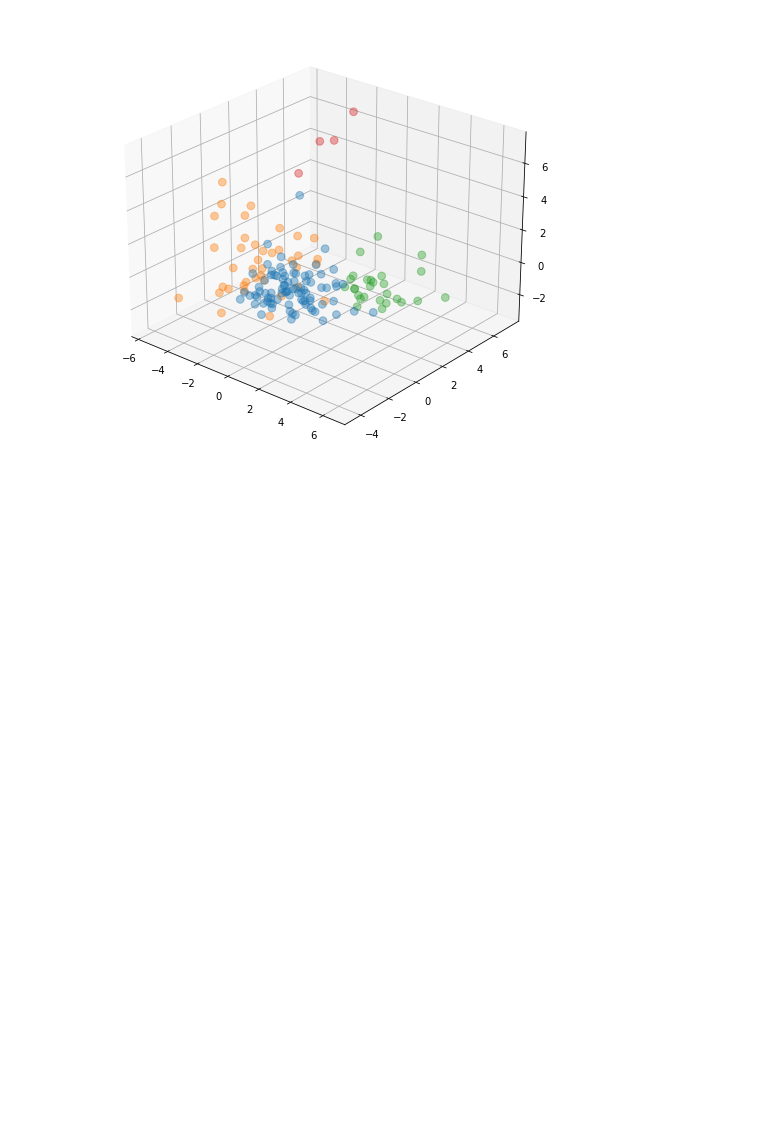
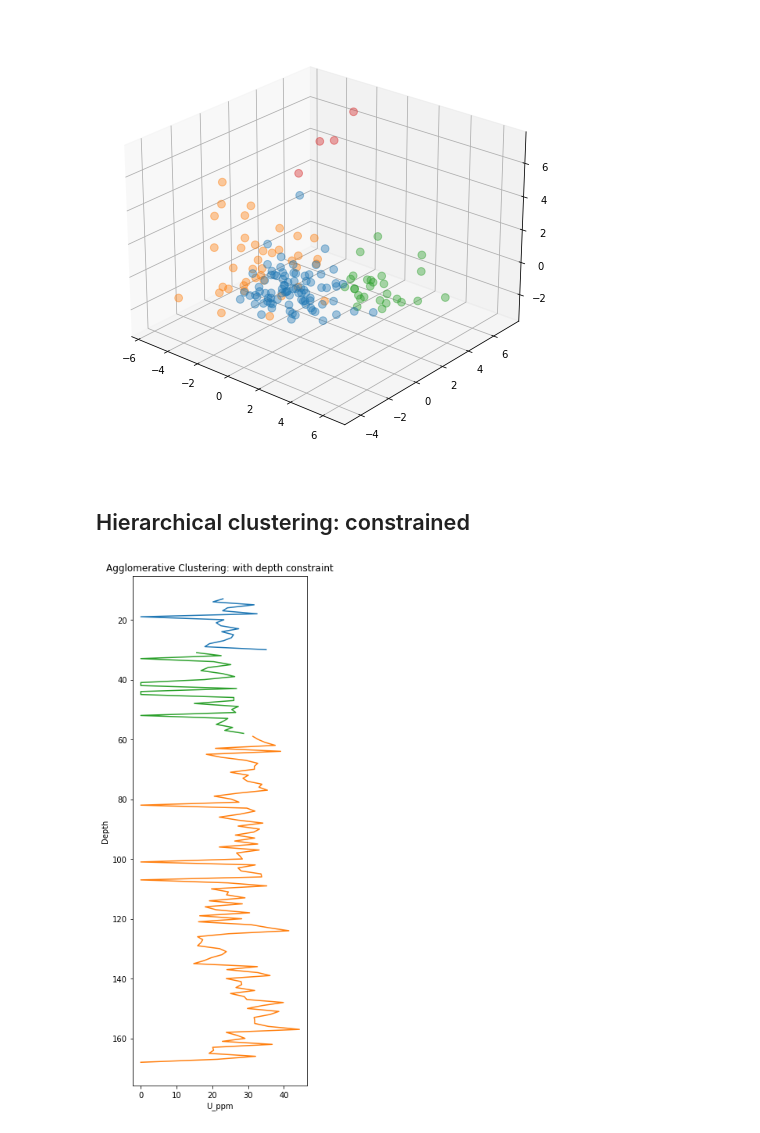
Before and after one commit to nchowes/digital-core, a Jupyter notebook: demos/dUnsupervised.ipynb, the cells around one changed output. Cells and saved outputs as stored; diff of their text form; code cells hidden in the pictures; blank space fills up the shorter version.

```diff
--- a/demos/dUnsupervised.ipynb
+++ b/demos/dUnsupervised.ipynb
@@ -193,3 +188,29 @@ for iter in range(n):
 ax.view_init(25, -50)
 # %% [output]
 [figure]
+# %% [markdown]
+## Hierarchical clustering: constrained
+# %%
+from sklearn.neighbors import kneighbors_graph
+
+# Define adjacency/connectivity matrix
+depth_constraint = df.from_m.values.reshape(-1,1)
+connectivity = kneighbors_graph(depth_constraint, n_neighbors=2, include_self=False)
+
+
+cluster = AgglomerativeClustering(n_clusters=3, connectivity=connectivity,
+    affinity='euclidean', linkage='ward', compute_full_tree=True)
+lbl = cluster.fit_predict(X)
+# %%
+fig, ax = plt.subplots( figsize=(4,12))
+
+for iter in range(3):
+   ax.plot(df.U_ppm[lbl == iter], df.from_m[lbl == iter])
+
+ax.invert_yaxis()
+
+ax.set_xlabel("U_ppm")
+ax.set_ylabel("Depth")
+ax.set_title("Agglomerative Clustering: with depth constraint");
+# %% [output]
+[figure, added]
```
Also changed, not shown: parts of 3 cells of this notebook, 8 other files.
